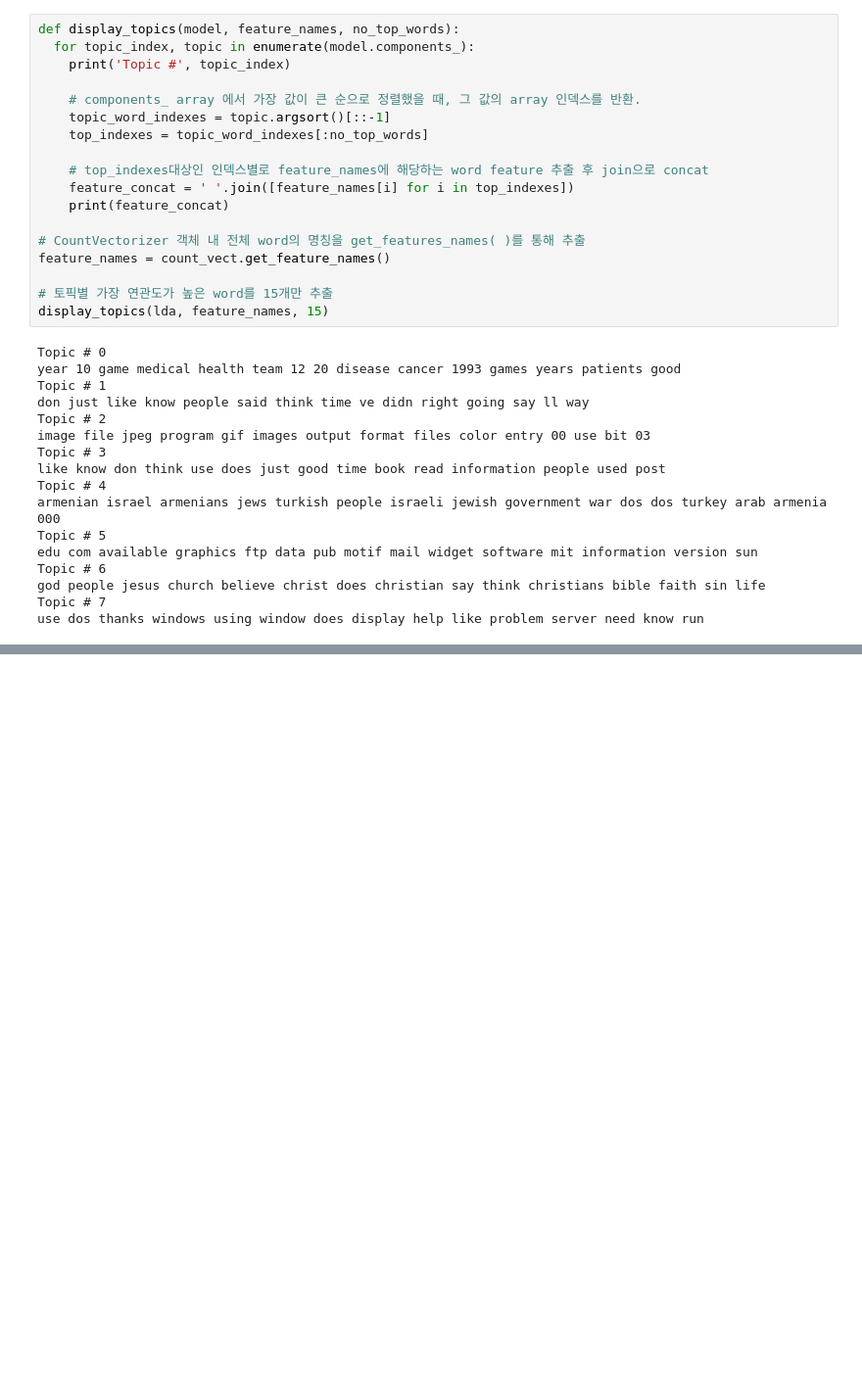
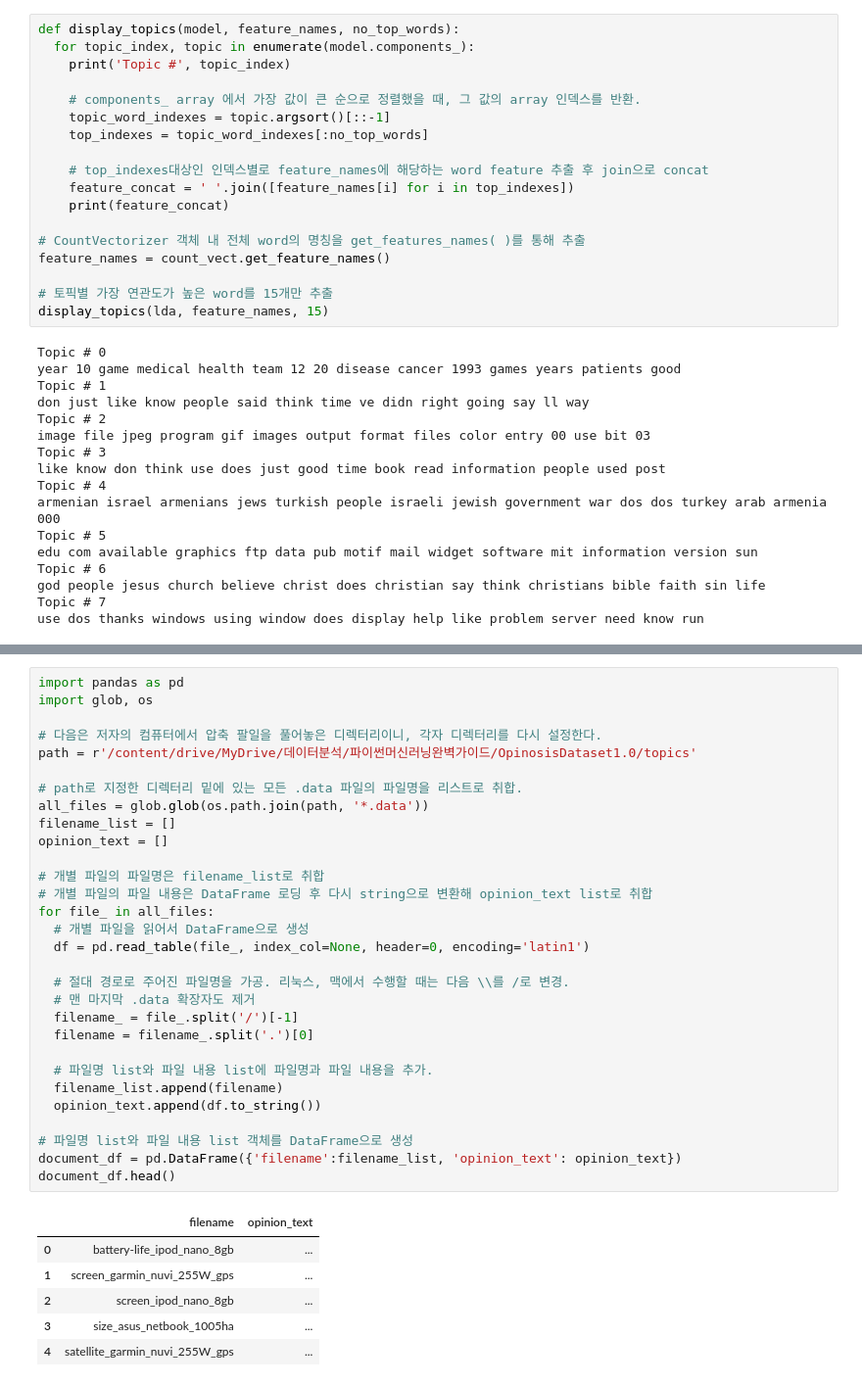
Before and after one commit to spacemaninSeoul/PythonMachinelearningGuide, a Jupyter notebook: [파이썬머신러닝완벽가이드]_VIII_텍스트_분석.ipynb, the cells around one changed output, grey strips where cells are left out. Shown: that part at 98% size. Cells and saved outputs as stored; diff of their text form; blank space fills up the shorter version.

```diff
--- a/[파이썬머신러닝완벽가이드]_VIII_텍스트_분석.ipynb
+++ b/[파이썬머신러닝완벽가이드]_VIII_텍스트_분석.ipynb
@@ -1117,0 +1130,37 @@ use dos thanks windows using window does display help like problem server need k
+# %%
+import pandas as pd
+import glob, os
+
+# 다음은 저자의 컴퓨터에서 압축 팔일을 풀어놓은 디렉터리이니, 각자 디렉터리를 다시 설정한다.
+path = r'/content/drive/MyDrive/데이터분석/파이썬머신러닝완벽가이드/OpinosisDataset1.0/topics'
+
+# path로 지정한 디렉터리 밑에 있는 모든 .data 파일의 파일명을 리스트로 취합.
+all_files = glob.glob(os.path.join(path, '*.data'))
+filename_list = []
+opinion_text = []
+
+# 개별 파일의 파일명은 filename_list로 취합
+# 개별 파일의 파일 내용은 DataFrame 로딩 후 다시 string으로 변환해 opinion_text list로 취합
+for file_ in all_files:
+  # 개별 파일을 읽어서 DataFrame으로 생성
+  df = pd.read_table(file_, index_col=None, header=0, encoding='latin1')
+
+  # 절대 경로로 주어진 파일명을 가공. 리눅스, 맥에서 수행할 때는 다음 \\를 /로 변경.
+  # 맨 마지막 .data 확장자도 제거
+  filename_ = file_.split('/')[-1]
+  filename = filename_.split('.')[0]
+
+  # 파일명 list와 파일 내용 list에 파일명과 파일 내용을 추가.
+  filename_list.append(filename)
+  opinion_text.append(df.to_string())
+
+# 파일명 list와 파일 내용 list 객체를 DataFrame으로 생성
+document_df = pd.DataFrame({'filename':filename_list, 'opinion_text': opinion_text})
+document_df.head()
+# %% [output]
+|  | filename | opinion_text |
+| 0 | battery-life_ipod_nano_8gb | ... |
+| 1 | screen_garmin_nuvi_255W_gps | ... |
+| 2 | screen_ipod_nano_8gb | ... |
+| 3 | size_asus_netbook_1005ha | ... |
+| 4 | satellite_garmin_nuvi_255W_gps | ... |
```
Also changed, not shown: parts of 17 cells of this notebook.
